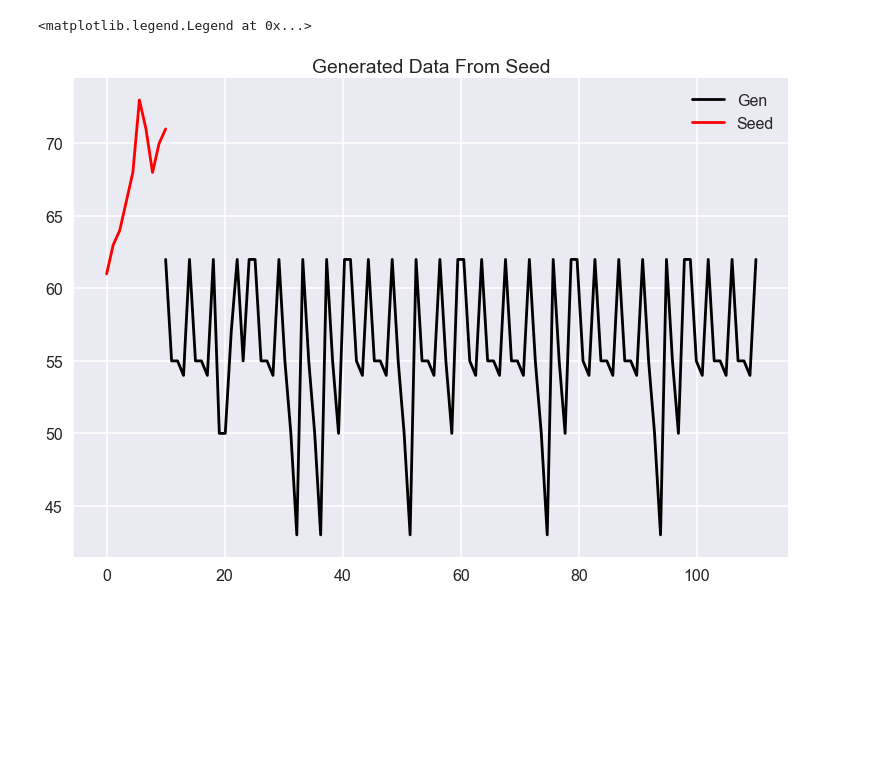
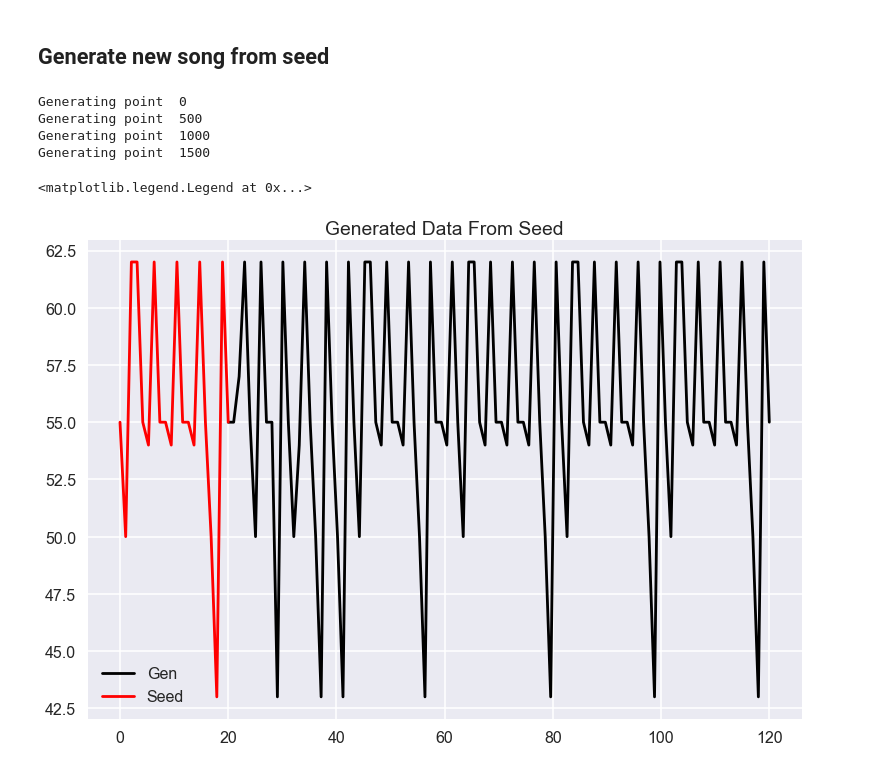
Before and after one commit to ZWMiller/PythonProjects, a Jupyter notebook: NNCompose/NN_compose_nb.ipynb, the cells around one changed output. Cells and saved outputs as stored; diff of their text form; code cells hidden in the pictures; blank space fills up the shorter version.

```diff
--- a/NNCompose/NN_compose_nb.ipynb
+++ b/NNCompose/NN_compose_nb.ipynb
@@ -208,7 +39,11 @@ class network(object):
 # %%
-mf = midiFile("Bach_Cantate_BWV8.midi")
 sl = 20
+X = np.empty(shape=(10, sl, 1)) # shape[0] doesn't matter to the model
+model = network(X).load_best_model()
+
+mf = midiFile(fileNames[-1])
 X,Y = mf.get_trainable_arrays(seq_length=sl)
 data_seed = X[0]
 data_seed = np.reshape(data_seed, (1, sl, 1))
+target = mf.encode_target(Y)
 # %% [output]
@@ -221,4 +54,0 @@ Actual Data Correlation:
-# %%
-target = mf.encode_target(Y)
-model = network(X)
-model.train(X,target,epochs=50,batch_size=5)
@@ -244,13 +54,0 @@ Epoch 50/50
-# %%
-results = []
-for i in range(4000):
-    if i%500==0:
-        print("Generating point ",i)
-    data_seed = np.reshape(data_seed, (1, sl, 1))
-    next_val = model.model.predict(data_seed)
-    next_val = np.argmax(next_val)
-    results.append(next_val)
-    next_val = np.reshape(next_val,(1))
-    data_seed = data_seed[0].tolist()
-    data_seed.append([next_val])
-    data_seed = data_seed[1:len(data_seed)]
@@ -296,10 +86,33 @@ Created  mp3Out/Bach_Cantate_BWV8_NNCompose.mp3
+# %% [markdown]
+## Generate new song from seed
+# %%
+pl_results = []
+results = []
+for i in range(2000):
+    if i%500==0:
+        print("Generating point ",i)
+    data_seed = np.reshape(data_seed, (1, sl, 1))
+    next_val = model.model.predict(data_seed)
+    results.append([list(np.where(next_val[0]==x)[0])[0] for x in next_val[0] if x > 0.2])
+    next_val = np.argmax(next_val)
+    pl_results.append(next_val)
+    next_val = np.reshape(next_val,(1))
+    data_seed = data_seed[0].tolist()
+    data_seed.append([next_val])
+    data_seed = data_seed[1:len(data_seed)]
+# %% [output]
+Generating point  0
+Generating point  500
+Generating point  1000
+Generating point  1500
 # %%
 lowx = 0
 highx = 100
-plt.plot(np.linspace(0,len(results[lowx:highx]),len(results[lowx:highx]))+seq_length,results[lowx:highx],'k',label="Gen")
-plt.plot(np.linspace(0,len(data[0:seq_length]),len(data[0:seq_length])),data[0:seq_length],'r',label="Seed");
+data = data_seed
+plt.plot(np.linspace(0,len(pl_results[lowx:highx]),len(pl_results[lowx:highx]))+sl,pl_results[lowx:highx],'k',label="Gen")
+plt.plot(np.linspace(0,len(data[0:sl]),len(data[0:sl])),data[0:sl],'r',label="Seed");
 plt.title("Generated Data From Seed")
 plt.legend()
 # %% [output]
 <matplotlib.legend.Legend at 0x...>
-[figure, old version]
+[figure, new version]
```
Also changed, not shown: parts of 16 cells of this notebook, 4 other files.
